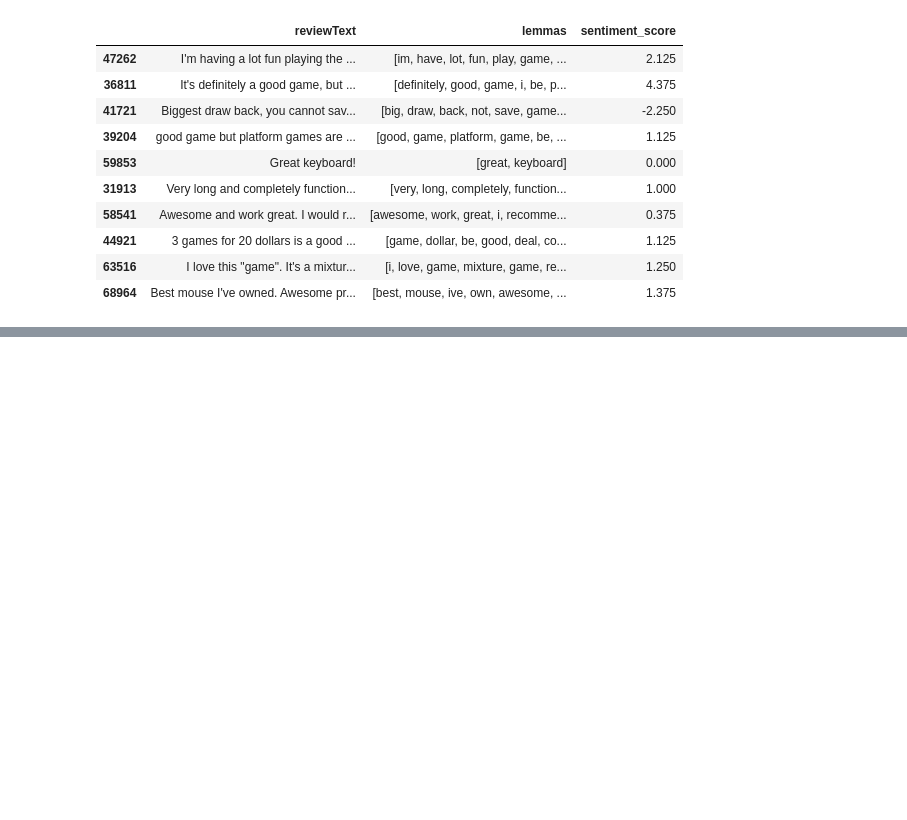
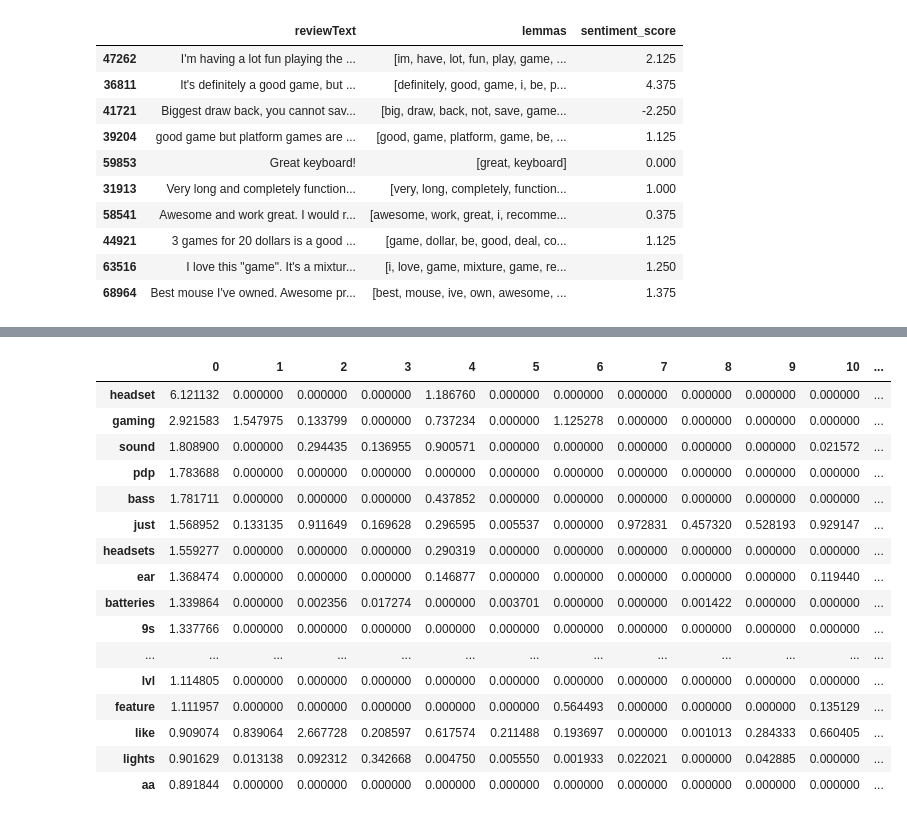
Before and after one commit to oranje19/NBM-Unsupervised, a Jupyter notebook: MVP.ipynb, the cells around one changed output, grey strips where cells are left out. Cells and saved outputs as stored; diff of their text form; code cells hidden in the pictures; blank space fills up the shorter version.

```diff
--- a/MVP.ipynb
+++ b/MVP.ipynb
@@ -188,0 +206,5 @@ reviews[['reviewText', 'lemmas', 'sentiment_score']].sample(10)
+# %%
+vectorizer = CountVectorizer(stop_words='english')
+# %%
+doc_term_data = vectorizer.fit_transform(reviews['reviewText'])
+doc_term_data
@@ -188,0 +220,3 @@ reviews[['reviewText', 'lemmas', 'sentiment_score']].sample(10)
+# %%
+nmf_model = NMF(15)
+doc_topic = nmf_model.fit_transform(doc_term_data)
@@ -188,0 +269,2 @@ reviews[['reviewText', 'lemmas', 'sentiment_score']].sample(10)
+# %%
+topic_term = pd.DataFrame(nmf_model.components_, columns=vectorizer.get_feature_names()).T
@@ -188,0 +280,20 @@ reviews[['reviewText', 'lemmas', 'sentiment_score']].sample(10)
+# %%
+topic_term.sort_values(0,ascending=False).head(20)
+# %% [output]
+|  | 0 | 1 | 2 | 3 | 4 | 5 | 6 | 7 | 8 | 9 | 10 | ... |
+| headset | 6.121132 | 0.000000 | 0.000000 | 0.000000 | 1.186760 | 0.000000 | 0.000000 | 0.000000 | 0.000000 | 0.000000 | 0.000000 | ... |
+| gaming | 2.921583 | 1.547975 | 0.133799 | 0.000000 | 0.737234 | 0.000000 | 1.125278 | 0.000000 | 0.000000 | 0.000000 | 0.000000 | ... |
+| sound | 1.808900 | 0.000000 | 0.294435 | 0.136955 | 0.900571 | 0.000000 | 0.000000 | 0.000000 | 0.000000 | 0.000000 | 0.021572 | ... |
+| pdp | 1.783688 | 0.000000 | 0.000000 | 0.000000 | 0.000000 | 0.000000 | 0.000000 | 0.000000 | 0.000000 | 0.000000 | 0.000000 | ... |
+| bass | 1.781711 | 0.000000 | 0.000000 | 0.000000 | 0.437852 | 0.000000 | 0.000000 | 0.000000 | 0.000000 | 0.000000 | 0.000000 | ... |
+| just | 1.568952 | 0.133135 | 0.911649 | 0.169628 | 0.296595 | 0.005537 | 0.000000 | 0.972831 | 0.457320 | 0.528193 | 0.929147 | ... |
+| headsets | 1.559277 | 0.000000 | 0.000000 | 0.000000 | 0.290319 | 0.000000 | 0.000000 | 0.000000 | 0.000000 | 0.000000 | 0.000000 | ... |
+| ear | 1.368474 | 0.000000 | 0.000000 | 0.000000 | 0.146877 | 0.000000 | 0.000000 | 0.000000 | 0.000000 | 0.000000 | 0.119440 | ... |
+| batteries | 1.339864 | 0.000000 | 0.002356 | 0.017274 | 0.000000 | 0.003701 | 0.000000 | 0.000000 | 0.001422 | 0.000000 | 0.000000 | ... |
+| 9s | 1.337766 | 0.000000 | 0.000000 | 0.000000 | 0.000000 | 0.000000 | 0.000000 | 0.000000 | 0.000000 | 0.000000 | 0.000000 | ... |
+| ... | ... | ... | ... | ... | ... | ... | ... | ... | ... | ... | ... | ... |
+| lvl | 1.114805 | 0.000000 | 0.000000 | 0.000000 | 0.000000 | 0.000000 | 0.000000 | 0.000000 | 0.000000 | 0.000000 | 0.000000 | ... |
+| feature | 1.111957 | 0.000000 | 0.000000 | 0.000000 | 0.000000 | 0.000000 | 0.564493 | 0.000000 | 0.000000 | 0.000000 | 0.135129 | ... |
+| like | 0.909074 | 0.839064 | 2.667728 | 0.208597 | 0.617574 | 0.211488 | 0.193697 | 0.000000 | 0.001013 | 0.284333 | 0.660405 | ... |
+| lights | 0.901629 | 0.013138 | 0.092312 | 0.342668 | 0.004750 | 0.005550 | 0.001933 | 0.022021 | 0.000000 | 0.042885 | 0.000000 | ... |
+| aa | 0.891844 | 0.000000 | 0.000000 | 0.000000 | 0.000000 | 0.000000 | 0.000000 | 0.000000 | 0.000000 | 0.000000 | 0.000000 | ... |
```
Also changed, not shown: parts of 20 cells of this notebook, 1 other file.
